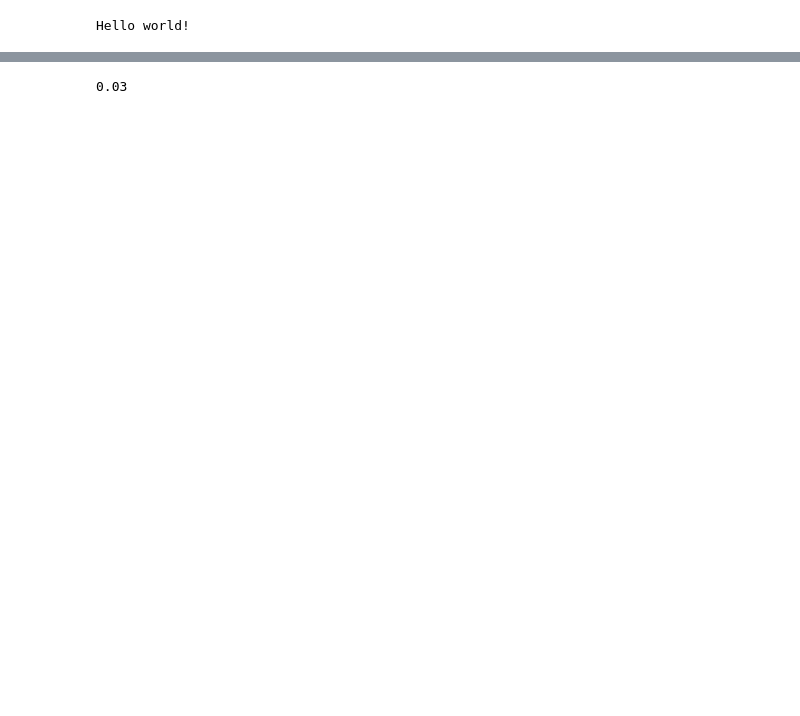
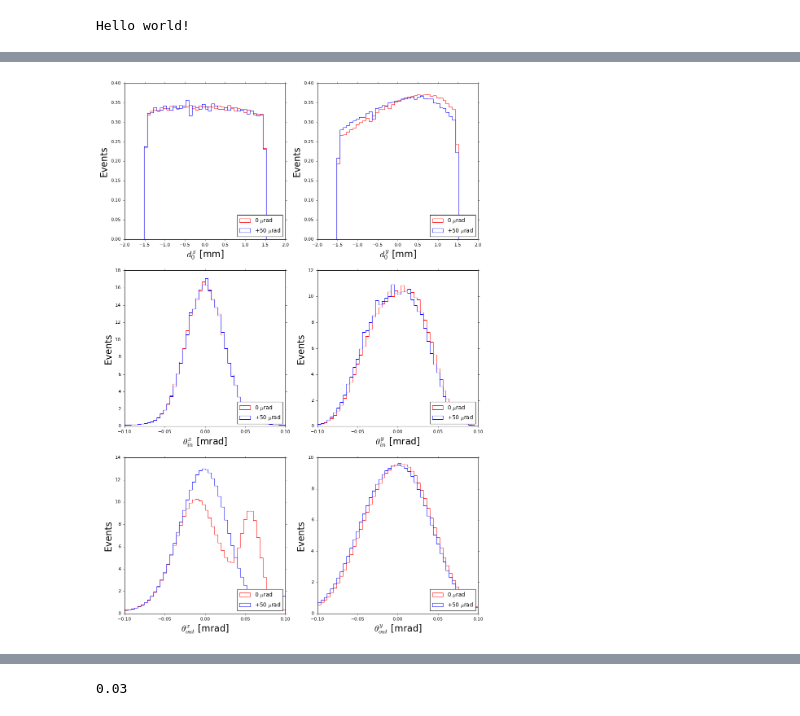
Before and after one commit to collamaf/UA9_22, a Jupyter notebook: analysis/DataAnalysis.ipynb, the cells around one changed output, grey strips where cells are left out. Cells and saved outputs as stored; diff of their text form; code cells hidden in the pictures; blank space fills up the shorter version.

```diff
--- a/analysis/DataAnalysis.ipynb
+++ b/analysis/DataAnalysis.ipynb
@@ -367,0 +249,36 @@ plt.show()
+# %%
+fig, axes = plt.subplots(nrows=3, ncols=2,figsize=(7*2, 7*3),dpi=80)
+
+plot1DNorm(axes[0][0],dataset["d0_x"],inFileLabel,r"$d_0^{x}$ [mm]","Events",
+       False,'r',50,[-2.,2.])
+plot1DNorm(axes[0][0],datasetSimu["d0_x"],inSimFileLabel,r"$d_0^{x}$ [mm]","Events",
+       False,'b',50,[-2.,2.])
+
+plot1DNorm(axes[0][1],dataset["d0_y"],inFileLabel,r"$d_0^{y}$ [mm]","Events",
+       False,'r',50,[-2.,2.])
+plot1DNorm(axes[0][1],datasetSimu["d0_y"],inSimFileLabel,r"$d_0^{y}$ [mm]","Events",
+       False,'b',50,[-2.,2.])
+
+plot1DNorm(axes[1][0],dataset["thetaIn_x"],inFileLabel,r"$\theta_{in}^{x}$ [mrad]","Events",
+       False,'r',50,[-0.1,0.1])
+plot1DNorm(axes[1][0],datasetSimu["thetaIn_x"],inSimFileLabel,r"$\theta_{in}^{x}$ [mrad]","Events",
+       False,'b',50,[-0.1,0.1])
+
+plot1DNorm(axes[1][1],dataset["thetaIn_y"],inFileLabel,r"$\theta_{in}^{y}$ [mrad]","Events",
+       False,'r',50,[-0.1,0.1])
+plot1DNorm(axes[1][1],datasetSimu["thetaIn_y"],inSimFileLabel,r"$\theta_{in}^{y}$ [mrad]","Events",
+       False,'b',50,[-0.1,0.1])
+
+plot1DNorm(axes[2][0],dataset["thetaOut_x"],inFileLabel,r"$\theta_{out}^{x}$ [mrad]","Events",
+       False,'r',50,[-0.1,0.1])
+plot1DNorm(axes[2][0],datasetSimu["thetaOut_x"],inSimFileLabel,r"$\theta_{out}^{x}$ [mrad]","Events",
+       False,'b',50,[-0.1,0.1])
+
+plot1DNorm(axes[2][1],dataset["thetaOut_y"],inFileLabel,r"$\theta_{out}^{y}$ [mrad]","Events",
+       False,'r',50,[-0.1,0.1])
+plot1DNorm(axes[2][1],datasetSimu["thetaOut_y"],inSimFileLabel,r"$\theta_{out}^{y}$ [mrad]","Events",
+       False,'b',50,[-0.1,0.1])
+
+plt.show()
+# %% [output]
+[figure, added]
```
Also changed, not shown: parts of 24 cells of this notebook.
